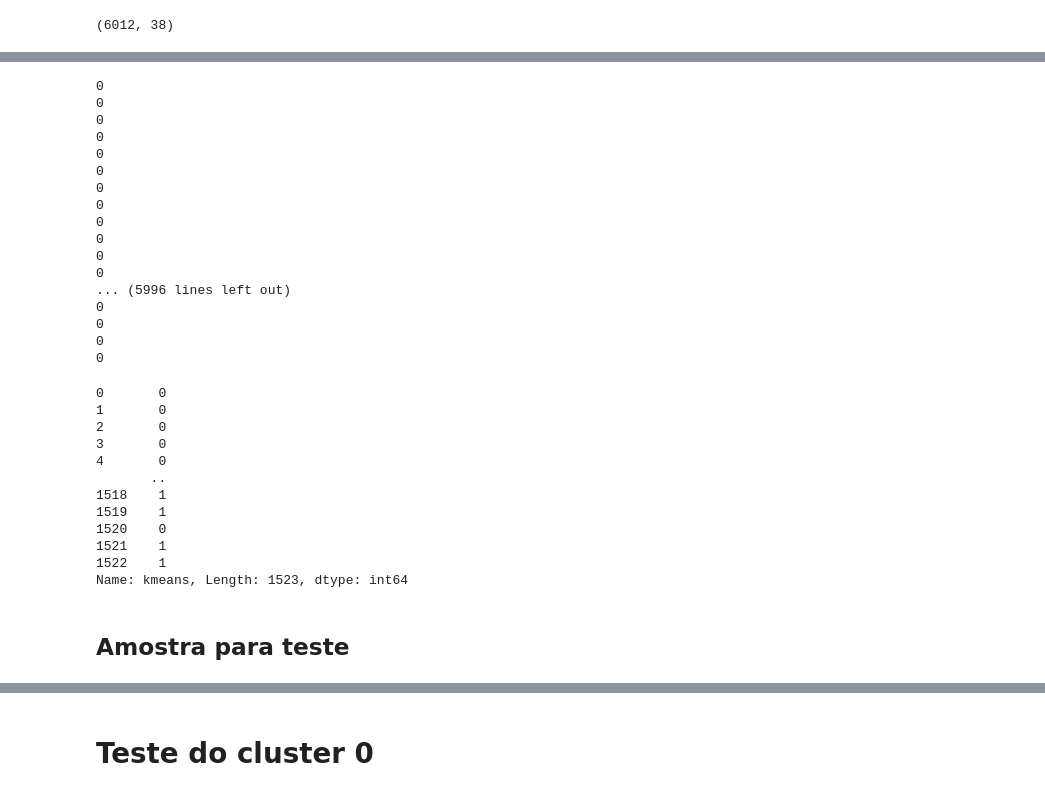
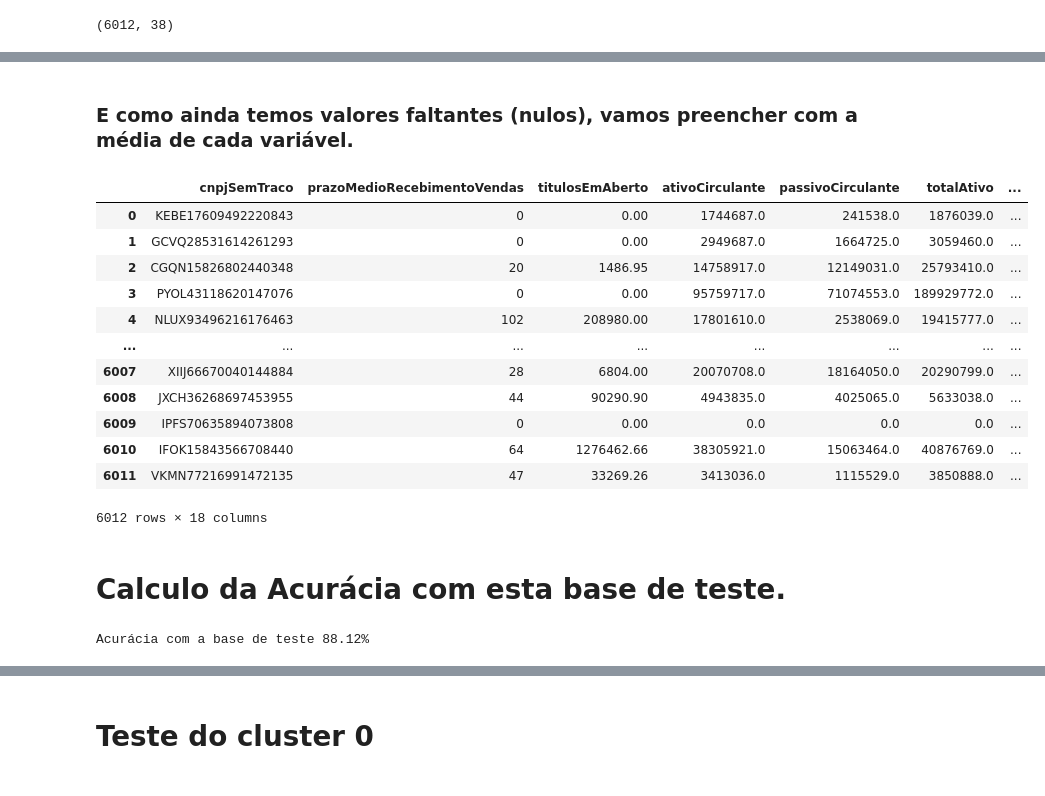
Before and after one commit to hgf777-br/trabalho-final-bootcamp, a Jupyter notebook: Ex2-hgf.ipynb, the cells around one changed output, grey strips where cells are left out. Saved outputs shown, nothing was run; the diff lists cells and outputs as text; code cells hidden in the pictures.

```diff
--- a/Ex2-hgf.ipynb
+++ b/Ex2-hgf.ipynb
@@ -150,42 +154,6 @@ memory usage: 1.7+ MB
 cluster = []
 
 for cnpj in df_teste.cnpjSemTraco:
-    kmeans = df
-    print(df.kmeans[7])
+    cluster.append(df[df.cnpjSemTraco == cnpj].kmeans.values[0])
+
+df_teste['cluster'] = cluster
-# %% [output]
-0
-0
-0
-0
-0
-0
-0
-0
-0
-0
-0
-0
-... (5996 lines left out)
-0
-0
-0
-0
-# %%
-df.kmeans
-# %% [output]
-0       0
-1       0
-2       0
-3       0
-4       0
-       ..
-1518    1
-1519    1
-1520    0
-1521    1
-1522    1
-Name: kmeans, Length: 1523, dtype: int64
-# %%
-df_teste.drop(['dataAprovadoEmComite', 'dataAprovadoNivelAnalista', 'numero_solicitacao',
-         'razaoSocial', 'nomeFantasia', 'status', 'definicaoRisco', 'anoFundacao',
-         'periodoBalanco', 'primeiraCompra', 'intervaloFundacao', 'periodoDemonstrativoEmMeses', 'percentualProtestos', 'margemBrutaAcumulada'], axis=1, inplace=True)
@@ -196,2 +160,36 @@ df_teste.drop(['scorePontualidade', 'maiorAtraso', 'valorAprovado', 'valorSolici
-# %% [markdown]
-<h2>Amostra para teste</h2>
+# %% [markdown]
+<h3>
+E como ainda temos valores faltantes (nulos), vamos preencher com a média de cada variável.
+</h3>
+# %%
+df_teste.fillna(df_teste.mean())
+# %% [output]
+|  | cnpjSemTraco | prazoMedioRecebimentoVendas | titulosEmAberto | ativoCirculante | passivoCirculante | totalAtivo | ... |
+| 0 | KEBE17609492220843 | 0 | 0.00 | 1744687.0 | 241538.0 | 1876039.0 | ... |
+| 1 | GCVQ28531614261293 | 0 | 0.00 | 2949687.0 | 1664725.0 | 3059460.0 | ... |
+| 2 | CGQN15826802440348 | 20 | 1486.95 | 14758917.0 | 12149031.0 | 25793410.0 | ... |
+| 3 | PYOL43118620147076 | 0 | 0.00 | 95759717.0 | 71074553.0 | 189929772.0 | ... |
+| 4 | NLUX93496216176463 | 102 | 208980.00 | 17801610.0 | 2538069.0 | 19415777.0 | ... |
+| ... | ... | ... | ... | ... | ... | ... | ... |
+| 6007 | XIIJ66670040144884 | 28 | 6804.00 | 20070708.0 | 18164050.0 | 20290799.0 | ... |
+| 6008 | JXCH36268697453955 | 44 | 90290.90 | 4943835.0 | 4025065.0 | 5633038.0 | ... |
+| 6009 | IPFS70635894073808 | 0 | 0.00 | 0.0 | 0.0 | 0.0 | ... |
+| 6010 | IFOK15843566708440 | 64 | 1276462.66 | 38305921.0 | 15063464.0 | 40876769.0 | ... |
+| 6011 | VKMN77216991472135 | 47 | 33269.26 | 3413036.0 | 1115529.0 | 3850888.0 | ... |
+6012 rows × 18 columns
+# %% [markdown]
+<h1>
+Calculo da Acurácia com esta base de teste.
+</h1>
+# %%
+corretos = 0
+
+for x in df_teste.values:
+    amostra = x[1:-1].reshape(1,-1)
+    real = x[-1]
+    previsto = clf_tree.predict(amostra)[0]
+    corretos += 1 if real == previsto else 0
+
+print(f"Acurácia com a base de teste {round(corretos / df_teste.shape[0]*100,2)}%")
+# %% [output]
+Acurácia com a base de teste 88.12%
```
Also changed, not shown: parts of 15 cells of this notebook, 1 other file.
